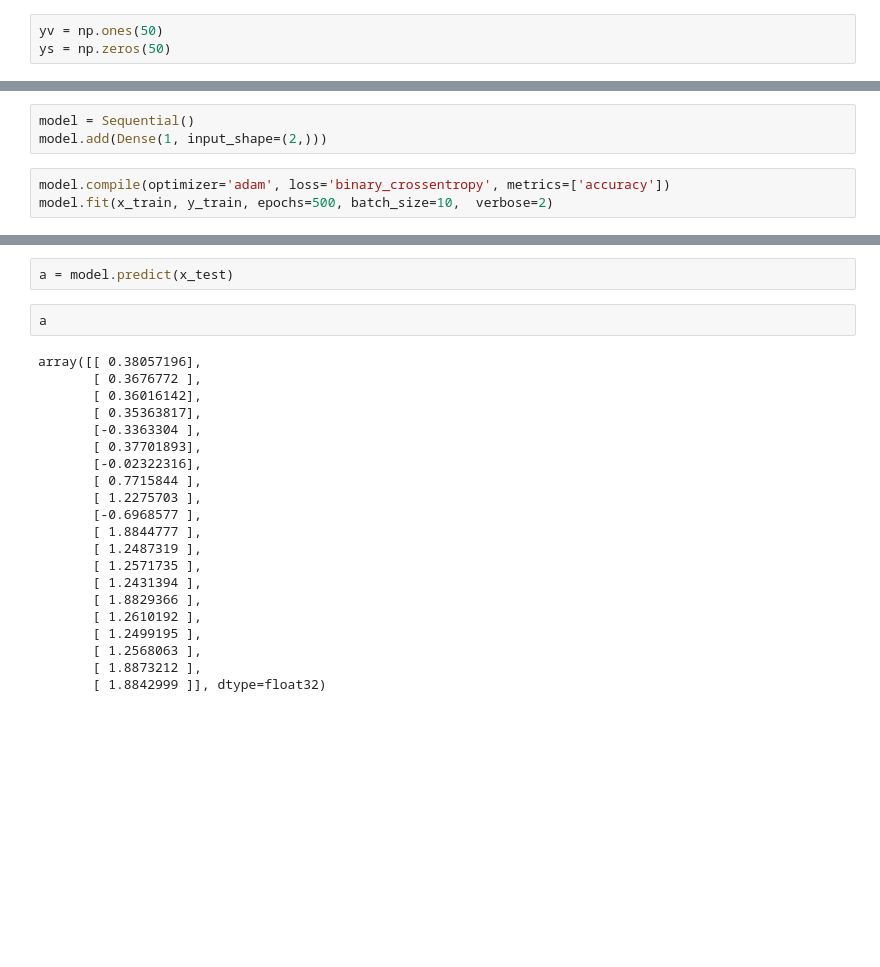
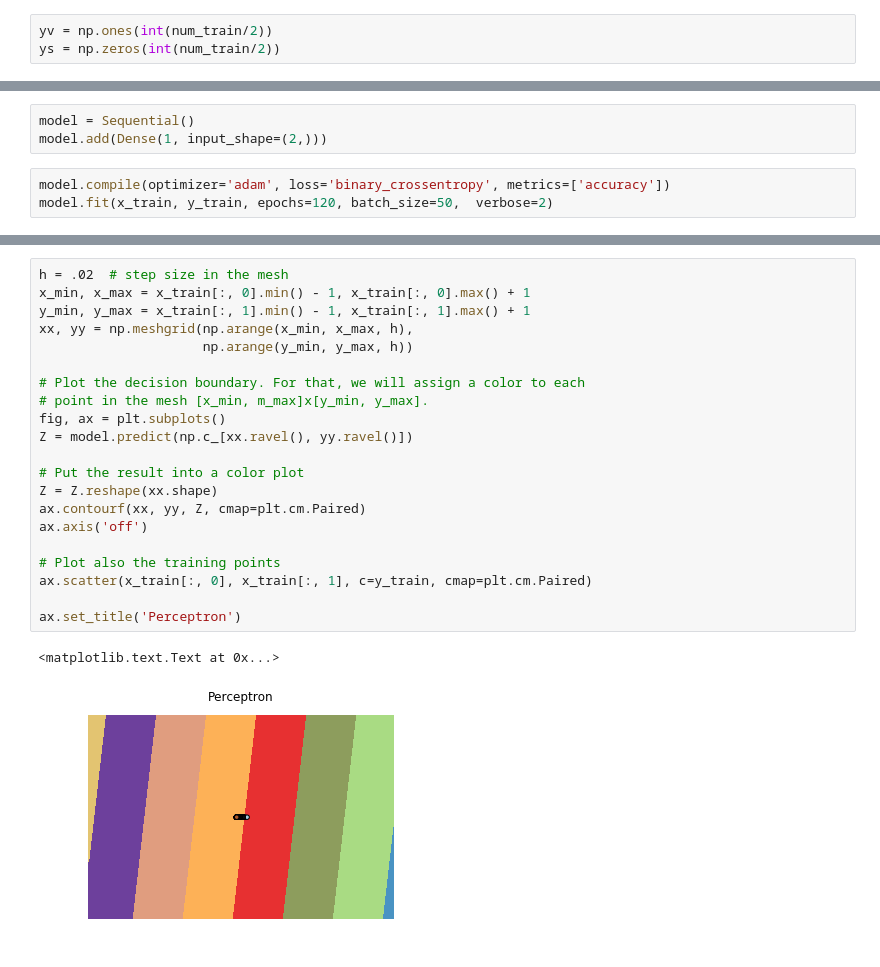
Before and after one commit to 4rshdeep/celestini, a Jupyter notebook: cryptosystem_identifier/cryptosystem_identifier.ipynb, the cells around one changed output, grey strips where cells are left out. Cells and saved outputs as stored; diff of their text form; blank space fills up the shorter version.

```diff
--- a/cryptosystem_identifier/cryptosystem_identifier.ipynb
+++ b/cryptosystem_identifier/cryptosystem_identifier.ipynb
@@ -108,3 +111,3 @@ Zero for simple sub and one for vigenere
 # %%
-yv = np.ones(50)
-ys = np.zeros(50)
+yv = np.ones(int(num_train/2))
+ys = np.zeros(int(num_train/2))
@@ -168,5 +160,5 @@ model = Sequential()
 model.add(Dense(1, input_shape=(2,)))
 # %%
 model.compile(optimizer='adam', loss='binary_crossentropy', metrics=['accuracy'])
-model.fit(x_train, y_train, epochs=500, batch_size=10,  verbose=2)
+model.fit(x_train, y_train, epochs=120, batch_size=50,  verbose=2)
 # %% [output]
@@ -203,25 +206,24 @@ array([[ 0.38057196],
-# %%
-a = model.predict(x_test)
-# %%
-a
-# %% [output]
-array([[ 0.38057196],
-       [ 0.3676772 ],
-       [ 0.36016142],
-       [ 0.35363817],
-       [-0.3363304 ],
-       [ 0.37701893],
-       [-0.02322316],
-       [ 0.7715844 ],
-       [ 1.2275703 ],
-       [-0.6968577 ],
-       [ 1.8844777 ],
-       [ 1.2487319 ],
-       [ 1.2571735 ],
-       [ 1.2431394 ],
-       [ 1.8829366 ],
-       [ 1.2610192 ],
-       [ 1.2499195 ],
-       [ 1.2568063 ],
-       [ 1.8873212 ],
-       [ 1.8842999 ]], dtype=float32)
+# %%
+h = .02  # step size in the mesh
+x_min, x_max = x_train[:, 0].min() - 1, x_train[:, 0].max() + 1
+y_min, y_max = x_train[:, 1].min() - 1, x_train[:, 1].max() + 1
+xx, yy = np.meshgrid(np.arange(x_min, x_max, h),
+                     np.arange(y_min, y_max, h))
+
+# Plot the decision boundary. For that, we will assign a color to each
+# point in the mesh [x_min, m_max]x[y_min, y_max].
+fig, ax = plt.subplots()
+Z = model.predict(np.c_[xx.ravel(), yy.ravel()])
+
+# Put the result into a color plot
+Z = Z.reshape(xx.shape)
+ax.contourf(xx, yy, Z, cmap=plt.cm.Paired)
+ax.axis('off')
+
+# Plot also the training points
+ax.scatter(x_train[:, 0], x_train[:, 1], c=y_train, cmap=plt.cm.Paired)
+
+ax.set_title('Perceptron')
+# %% [output]
+<matplotlib.text.Text at 0x...>
+[figure, added]
```
Also changed, not shown: parts of 31 cells of this notebook, 1 other file.
